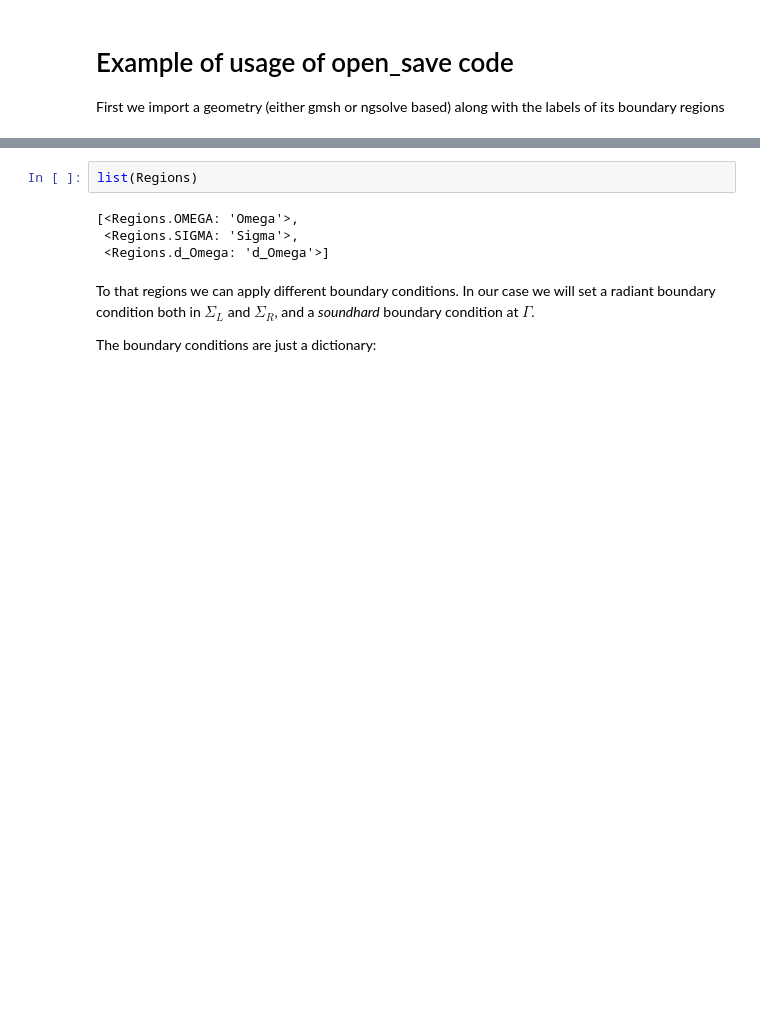
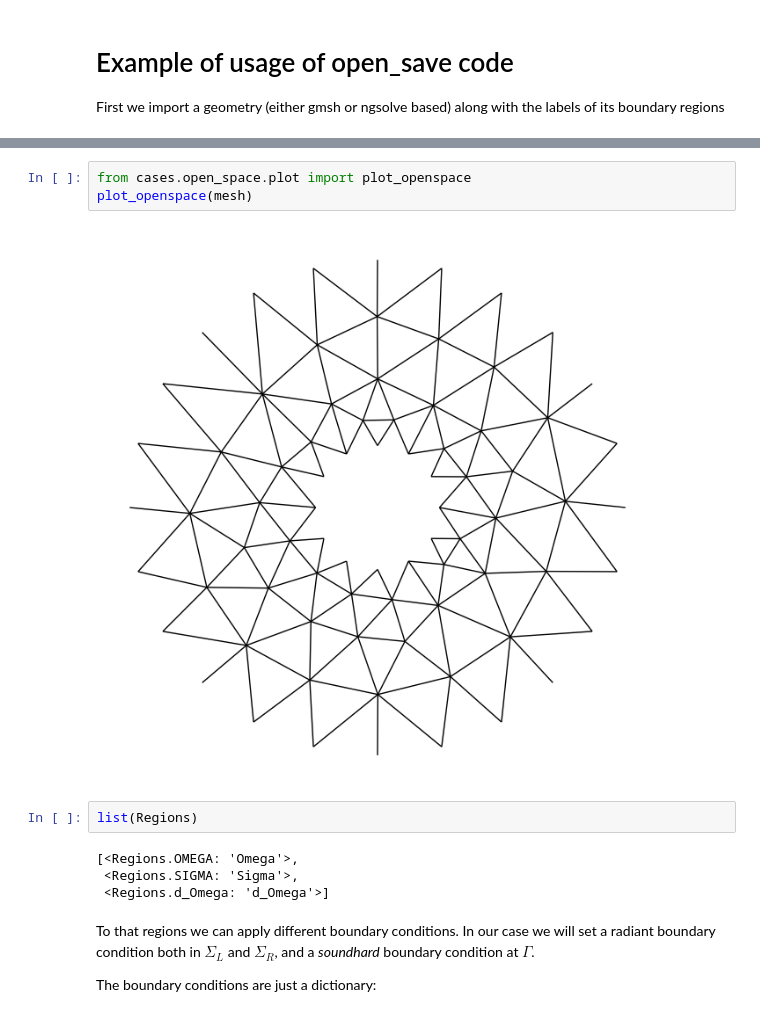
Before and after one commit to MPenaR/Trefftz, a Jupyter notebook: notebooks/open_space_usage.ipynb, the cells around one changed output, grey strips where cells are left out. Cells and saved outputs as stored; diff of their text form; blank space fills up the shorter version.

```diff
--- a/notebooks/open_space_usage.ipynb
+++ b/notebooks/open_space_usage.ipynb
@@ -25,3 +25,8 @@ mesh.n_triangles
+# %%
+from cases.open_space.plot import plot_openspace
+plot_openspace(mesh)
+# %% [output]
+[figure, added]
 # %%
 list(Regions)
 # %% [output]
```
Also changed, not shown: parts of 13 cells of this notebook, 1 other file.
